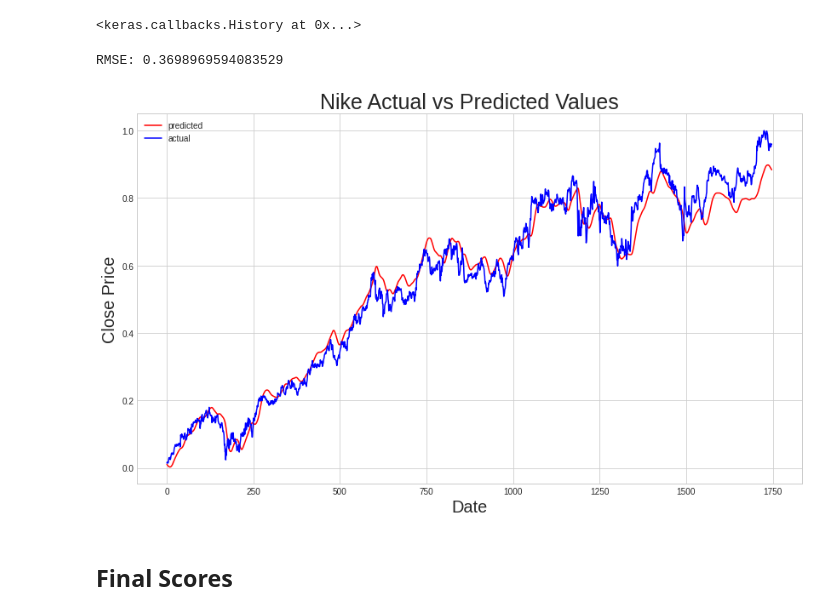
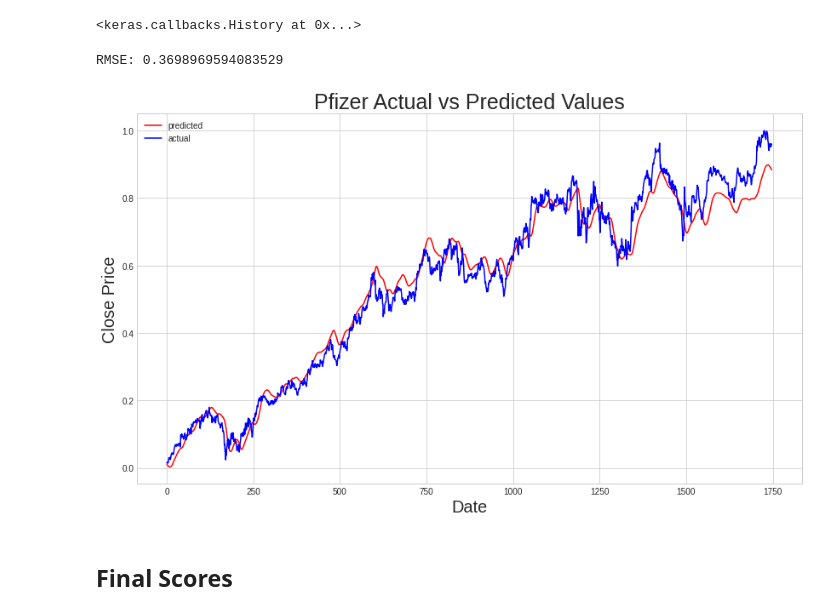
Before and after one commit to joyce-njeri/stocks-prediction, a Jupyter notebook: 2_Stock_Prices_Prediction.ipynb, the cells around one changed output. Saved outputs shown, nothing was run; the diff lists cells and outputs as text; code cells hidden in the pictures.

```diff
--- a/2_Stock_Prices_Prediction.ipynb
+++ b/2_Stock_Prices_Prediction.ipynb
@@ -782,10 +782,10 @@ Epoch 10/10
 # %%
 result = lstm_model.predict(X_test)
 score5 = get_score(result,Y_test)
-plot_results('Nike',result, Y_test)
+plot_results('Pfizer',result, Y_test)
 # %% [output]
 RMSE: 0.3698969594083529
-[figure, old version]
+[figure, new version]
 # %% [markdown]
 ## Final Scores
 # %%
```
Also changed, not shown: parts of 7 cells of this notebook.
